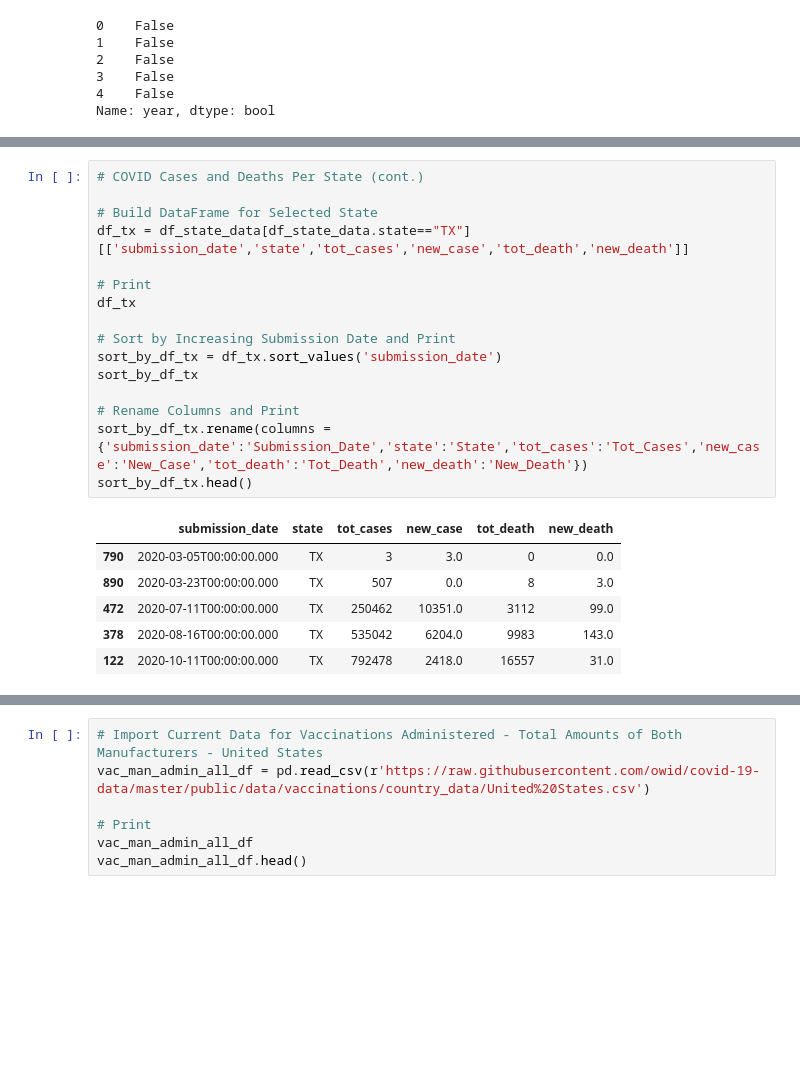
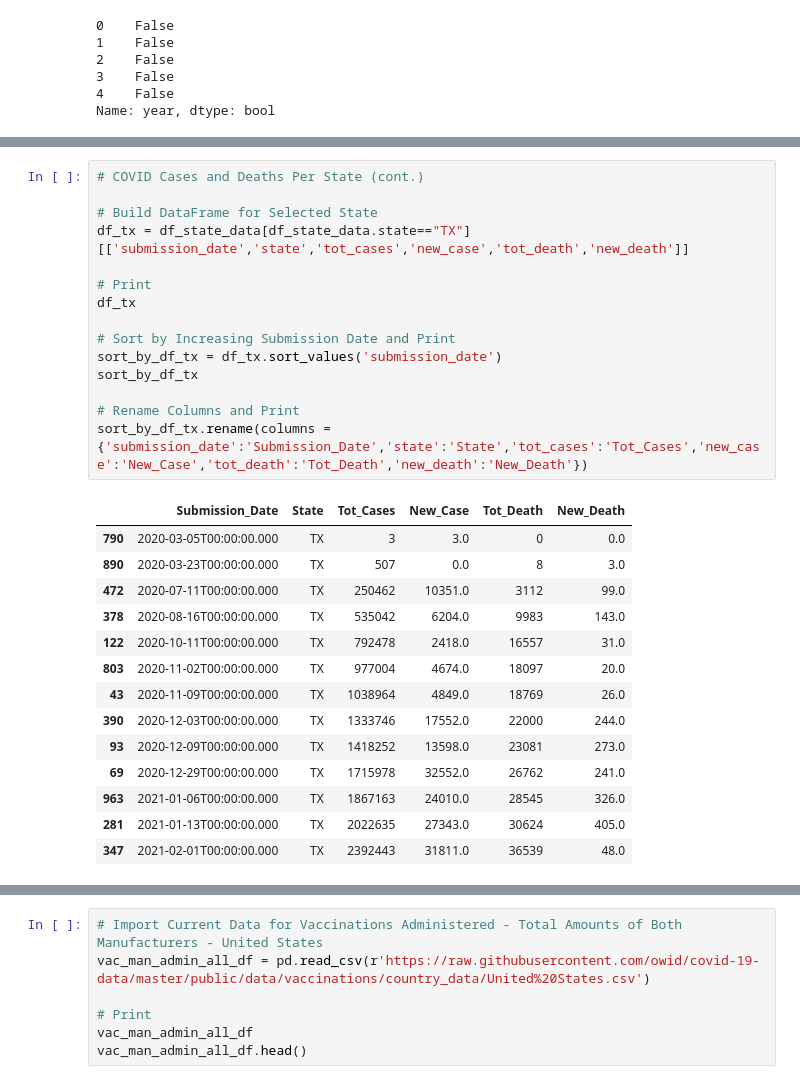
Before and after one commit to tduron3/I_Have_No_Clue, a Jupyter notebook: Project_1.ipynb, the cells around one changed output, grey strips where cells are left out. Drawn from its saved outputs; the diff is of its cells as text; blank space fills up the shorter version.

```diff
--- a/Project_1.ipynb
+++ b/Project_1.ipynb
@@ -177,26 +199,33 @@ df_state_data.head()
 # %%
 # COVID Cases and Deaths Per State (cont.)
 
 # Build DataFrame for Selected State
 df_tx = df_state_data[df_state_data.state=="TX"][['submission_date','state','tot_cases','new_case','tot_death','new_death']]
 
 # Print
 df_tx
 
 # Sort by Increasing Submission Date and Print
 sort_by_df_tx = df_tx.sort_values('submission_date')
 sort_by_df_tx
 
 # Rename Columns and Print
 sort_by_df_tx.rename(columns = {'submission_date':'Submission_Date','state':'State','tot_cases':'Tot_Cases','new_case':'New_Case','tot_death':'Tot_Death','new_death':'New_Death'})
-sort_by_df_tx.head()
 # %% [output]
-|  | submission_date | state | tot_cases | new_case | tot_death | new_death |
+|  | Submission_Date | State | Tot_Cases | New_Case | Tot_Death | New_Death |
 | 790 | 2020-03-05T00:00:00.000 | TX | 3 | 3.0 | 0 | 0.0 |
 | 890 | 2020-03-23T00:00:00.000 | TX | 507 | 0.0 | 8 | 3.0 |
 | 472 | 2020-07-11T00:00:00.000 | TX | 250462 | 10351.0 | 3112 | 99.0 |
 | 378 | 2020-08-16T00:00:00.000 | TX | 535042 | 6204.0 | 9983 | 143.0 |
 | 122 | 2020-10-11T00:00:00.000 | TX | 792478 | 2418.0 | 16557 | 31.0 |
+| 803 | 2020-11-02T00:00:00.000 | TX | 977004 | 4674.0 | 18097 | 20.0 |
+| 43 | 2020-11-09T00:00:00.000 | TX | 1038964 | 4849.0 | 18769 | 26.0 |
+| 390 | 2020-12-03T00:00:00.000 | TX | 1333746 | 17552.0 | 22000 | 244.0 |
+| 93 | 2020-12-09T00:00:00.000 | TX | 1418252 | 13598.0 | 23081 | 273.0 |
+| 69 | 2020-12-29T00:00:00.000 | TX | 1715978 | 32552.0 | 26762 | 241.0 |
+| 963 | 2021-01-06T00:00:00.000 | TX | 1867163 | 24010.0 | 28545 | 326.0 |
+| 281 | 2021-01-13T00:00:00.000 | TX | 2022635 | 27343.0 | 30624 | 405.0 |
+| 347 | 2021-02-01T00:00:00.000 | TX | 2392443 | 31811.0 | 36539 | 48.0 |
 # %%
 # Total Shipment Amounts of Moderna Vaccinations - State level
 
```
Also changed, not shown: parts of 13 cells of this notebook.
